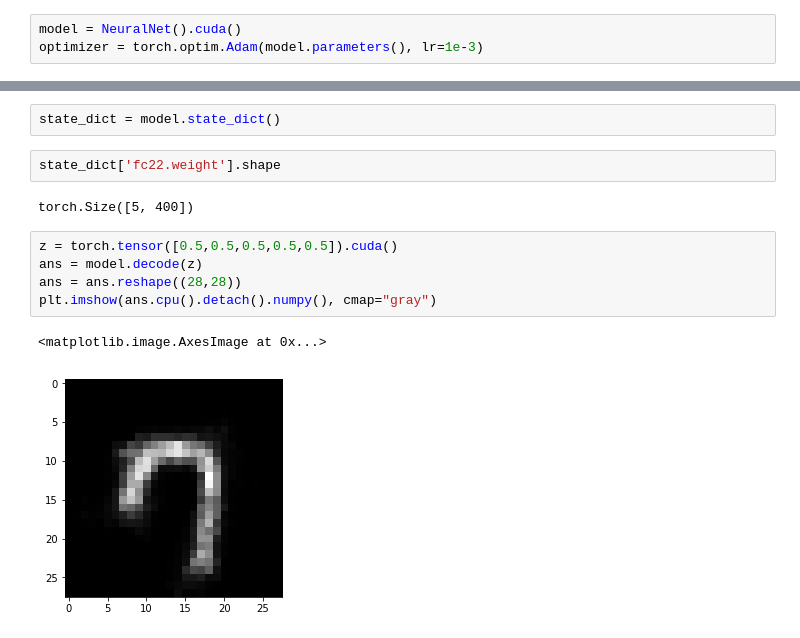
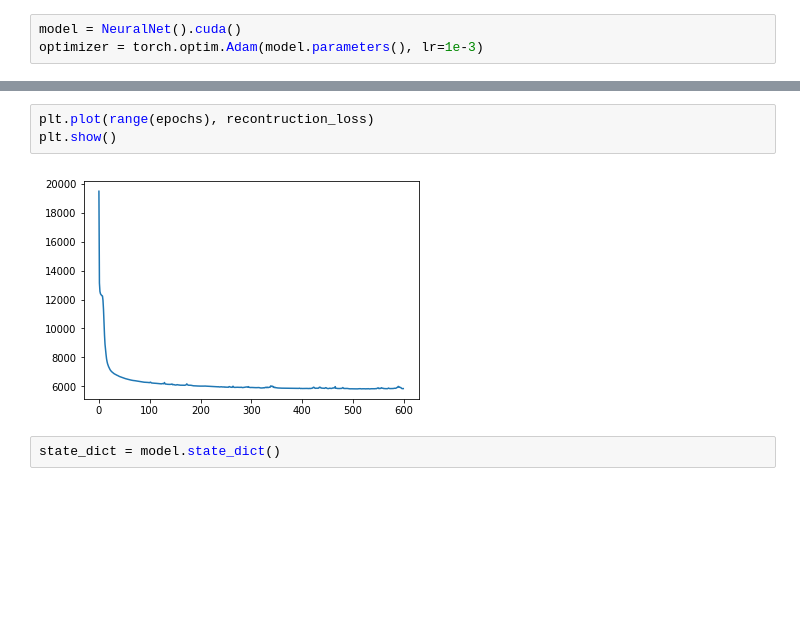
Before and after one commit to gurjaspalbedi/deep-learning, a Jupyter notebook: Assignment4/Assignment4_part2.ipynb, the cells around one changed output, grey strips where cells are left out. Cells and saved outputs as stored; diff of their text form; blank space fills up the shorter version.

```diff
--- a/Assignment4/Assignment4_part2.ipynb
+++ b/Assignment4/Assignment4_part2.ipynb
@@ -160,14 +145,7 @@ AttributeError: 'NeuralNet' object has no attribute 'decode_starts'
+# %%
+plt.plot(range(epochs), recontruction_loss)
+plt.show()
+# %% [output]
+[figure, added]
 # %%
 state_dict = model.state_dict()
-# %%
-state_dict['fc22.weight'].shape
-# %% [output]
-torch.Size([5, 400])
-# %%
-z = torch.tensor([0.5,0.5,0.5,0.5,0.5]).cuda()
-ans = model.decode(z)
-ans = ans.reshape((28,28))
-plt.imshow(ans.cpu().detach().numpy(), cmap="gray")
-# %% [output]
-<matplotlib.image.AxesImage at 0x...>
-[figure, removed]
```
Also changed, not shown: parts of 18 cells of this notebook.
